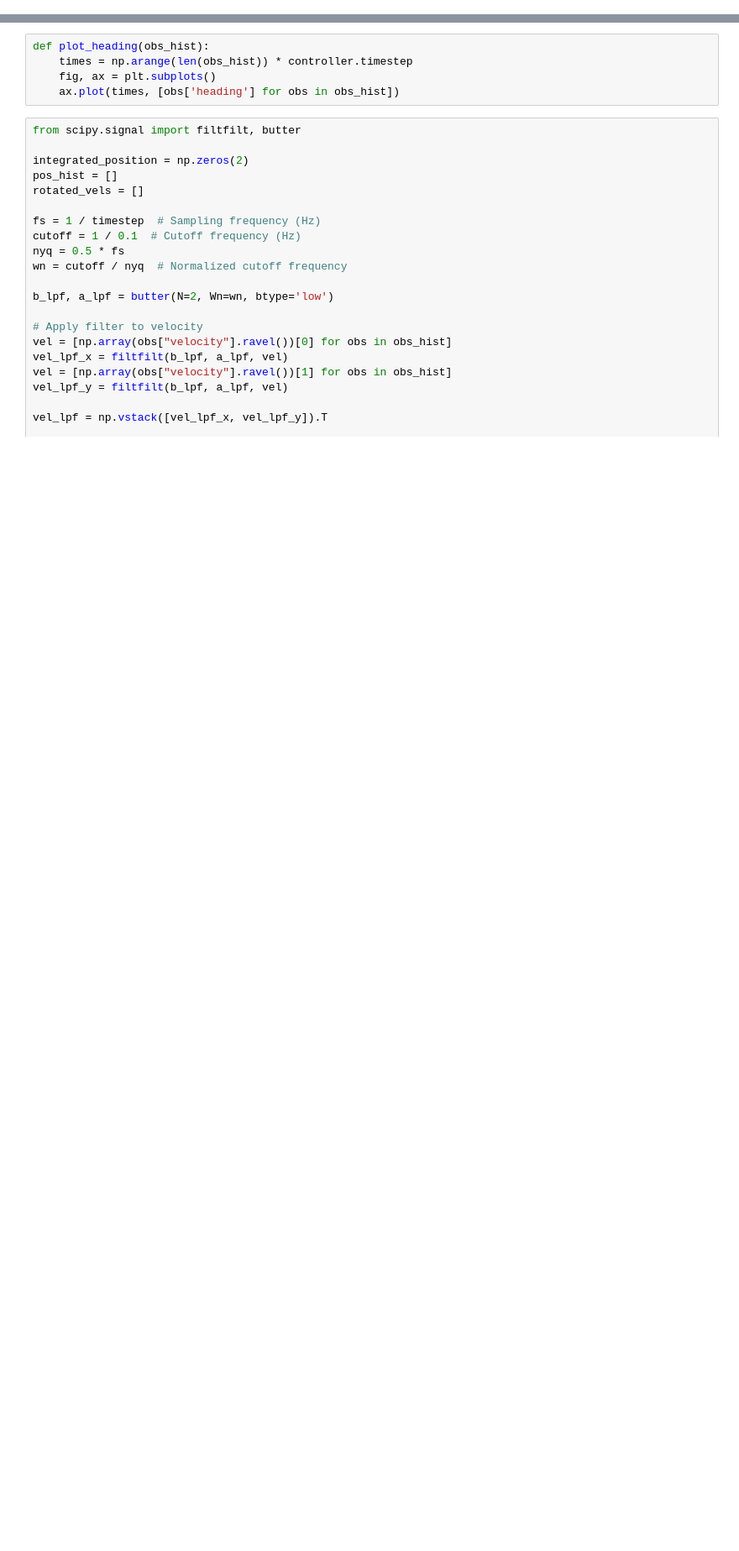
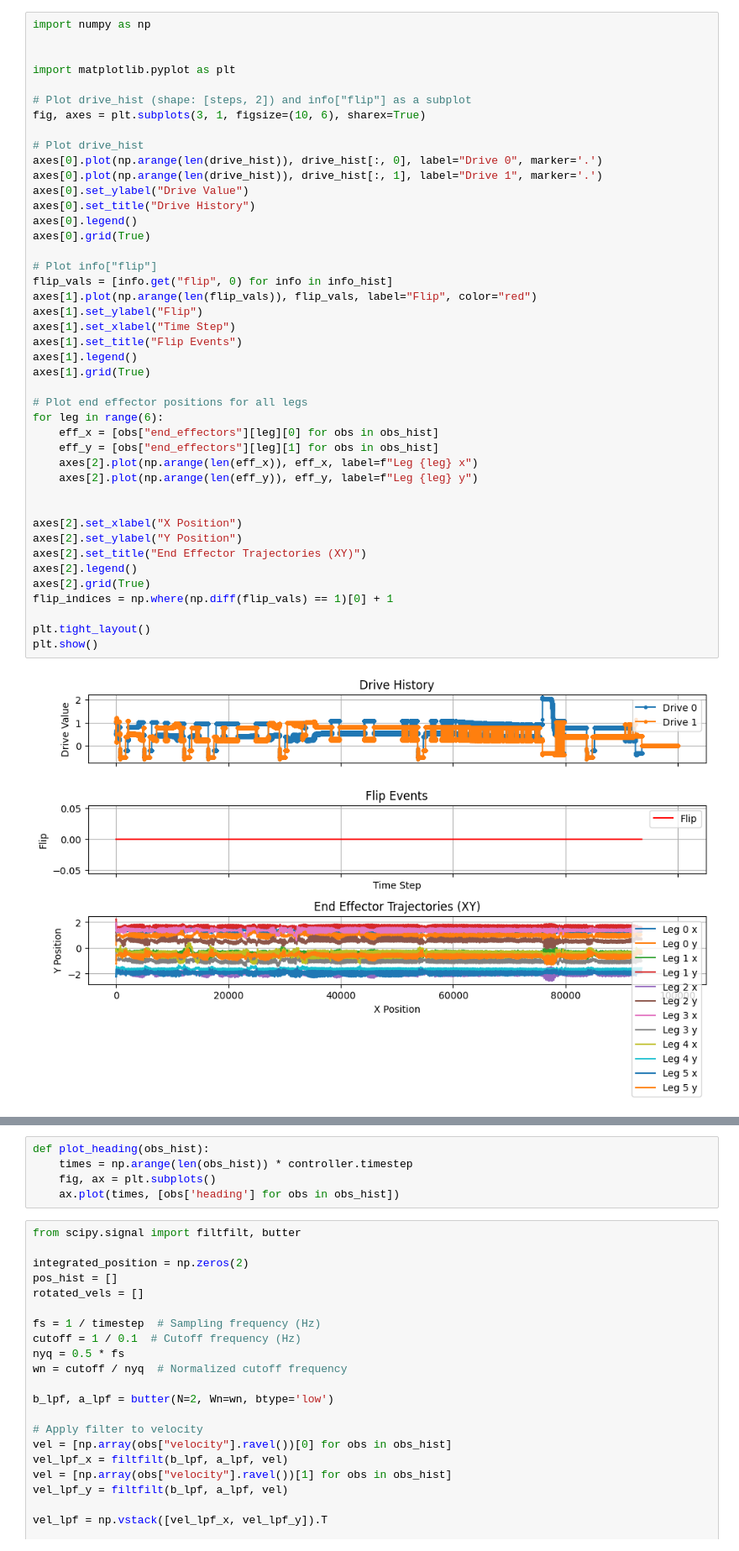
Before and after one commit to Sophiemeuw/FlyFly, a Jupyter notebook: test_controller.ipynb, the cells around one changed output, grey strips where cells are left out. Shown at 84% size. Drawn from its saved outputs; the diff is of its cells as text; blank space fills up the shorter version.

```diff
--- a/test_controller.ipynb
+++ b/test_controller.ipynb
@@ -92 +147,46 @@ Making new writer with name raw
+# %%
+import numpy as np
+
+
+import matplotlib.pyplot as plt
+
+# Plot drive_hist (shape: [steps, 2]) and info["flip"] as a subplot
+fig, axes = plt.subplots(3, 1, figsize=(10, 6), sharex=True)
+
+# Plot drive_hist
+axes[0].plot(np.arange(len(drive_hist)), drive_hist[:, 0], label="Drive 0", marker='.')
+axes[0].plot(np.arange(len(drive_hist)), drive_hist[:, 1], label="Drive 1", marker='.')
+axes[0].set_ylabel("Drive Value")
+axes[0].set_title("Drive History")
+axes[0].legend()
+axes[0].grid(True)
+
+# Plot info["flip"]
+flip_vals = [info.get("flip", 0) for info in info_hist]
+axes[1].plot(np.arange(len(flip_vals)), flip_vals, label="Flip", color="red")
+axes[1].set_ylabel("Flip")
+axes[1].set_xlabel("Time Step")
+axes[1].set_title("Flip Events")
+axes[1].legend()
+axes[1].grid(True)
+
+# Plot end effector positions for all legs
+for leg in range(6):
+    eff_x = [obs["end_effectors"][leg][0] for obs in obs_hist]
+    eff_y = [obs["end_effectors"][leg][1] for obs in obs_hist]
+    axes[2].plot(np.arange(len(eff_x)), eff_x, label=f"Leg {leg} x")
+    axes[2].plot(np.arange(len(eff_y)), eff_y, label=f"Leg {leg} y")
+
+
+axes[2].set_xlabel("X Position")
+axes[2].set_ylabel("Y Position")
+axes[2].set_title("End Effector Trajectories (XY)")
+axes[2].legend()
+axes[2].grid(True)
+flip_indices = np.where(np.diff(flip_vals) == 1)[0] + 1
+
+plt.tight_layout()
+plt.show()
+# %% [output]
+[figure, added]
 # %%
```
Also changed, not shown: parts of 11 cells of this notebook, 1 other file.
